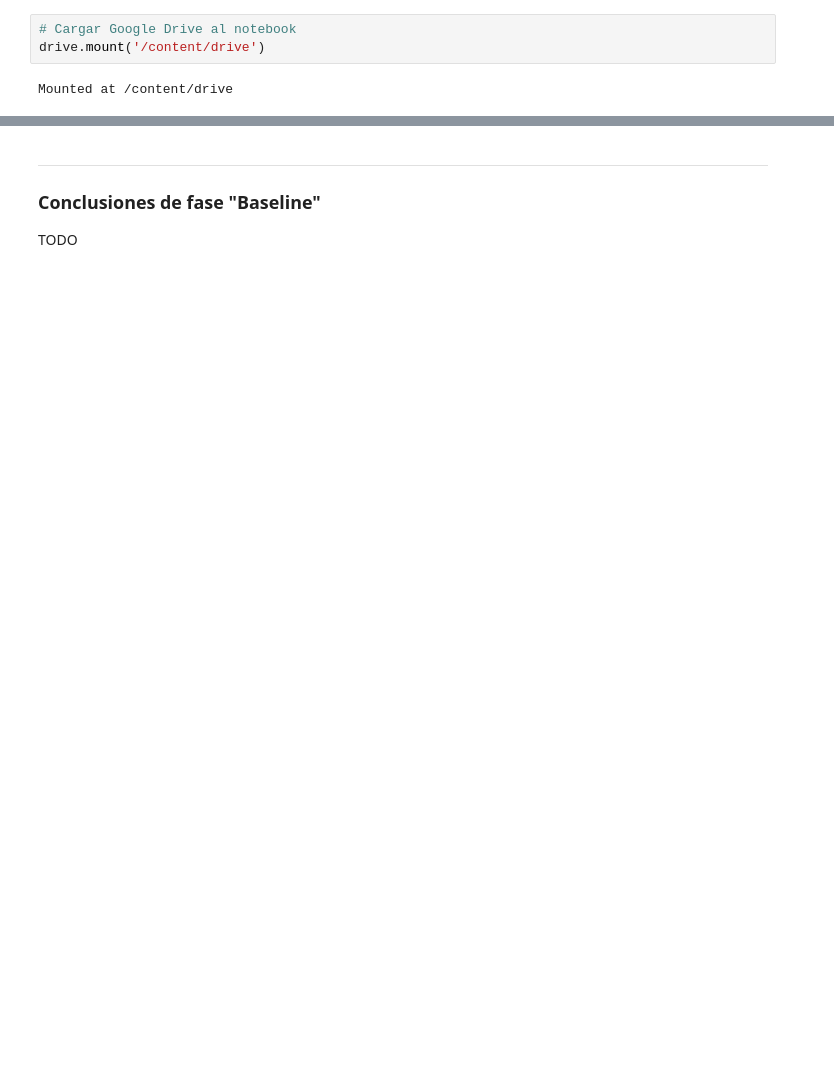
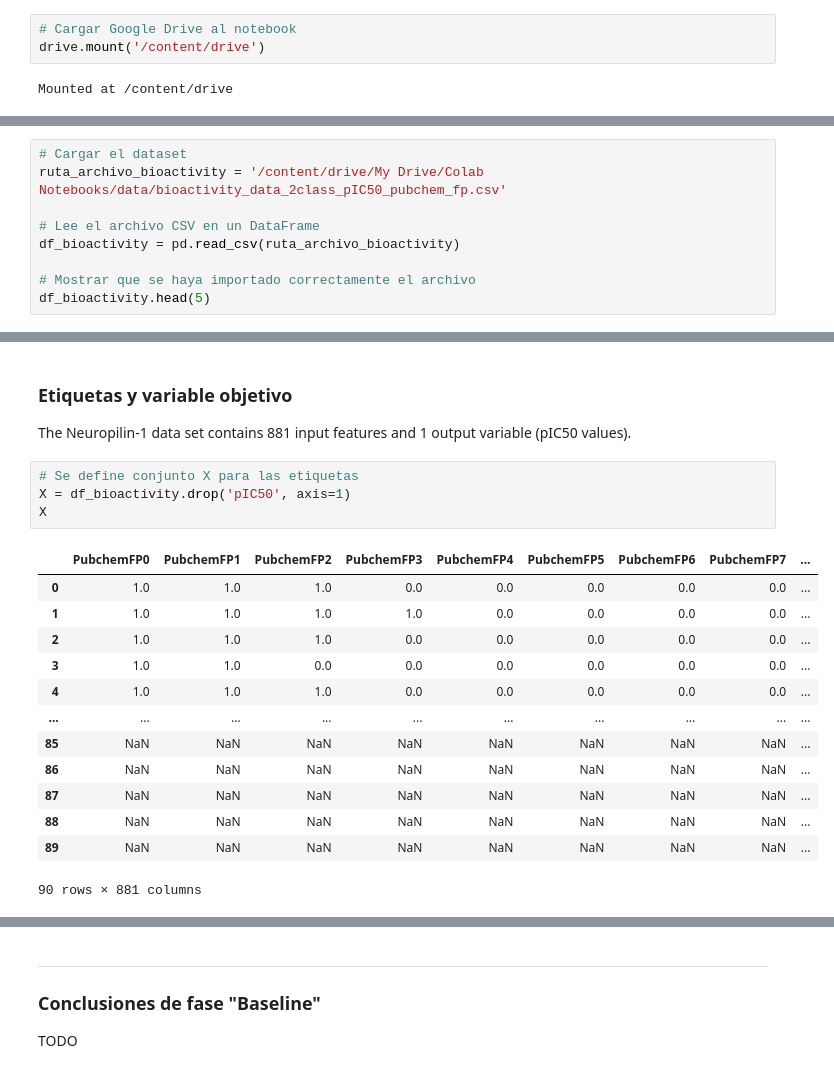
Before and after one commit to rromerov/Proyecto_Integrador, a Jupyter notebook: Avance3/Avance3.12.ipynb, the cells around one changed output, grey strips where cells are left out. Cells and saved outputs as stored; diff of their text form; blank space fills up the shorter version.

Commit message:
Algunas intrucciones para el modelo

```diff
--- a/Avance3/Avance3.12.ipynb
+++ b/Avance3/Avance3.12.ipynb
@@ -880,0 +60,9 @@ mannwhitneyu_NumHAcceptors.csv                results.zip
+# %%
+# Cargar el dataset
+ruta_archivo_bioactivity = '/content/drive/My Drive/Colab Notebooks/data/bioactivity_data_2class_pIC50_pubchem_fp.csv'
+
+# Lee el archivo CSV en un DataFrame
+df_bioactivity = pd.read_csv(ruta_archivo_bioactivity)
+
+# Mostrar que se haya importado correctamente el archivo
+df_bioactivity.head(5)
@@ -880,0 +77,22 @@ mannwhitneyu_NumHAcceptors.csv                results.zip
+# %% [markdown]
+### Etiquetas y variable objetivo
+
+The Neuropilin-1 data set contains 881 input features and 1 output variable (pIC50 values).
+# %%
+# Se define conjunto X para las etiquetas
+X = df_bioactivity.drop('pIC50', axis=1)
+X
+# %% [output]
+|  | PubchemFP0 | PubchemFP1 | PubchemFP2 | PubchemFP3 | PubchemFP4 | PubchemFP5 | PubchemFP6 | PubchemFP7 | ... |
+| 0 | 1.0 | 1.0 | 1.0 | 0.0 | 0.0 | 0.0 | 0.0 | 0.0 | ... |
+| 1 | 1.0 | 1.0 | 1.0 | 1.0 | 0.0 | 0.0 | 0.0 | 0.0 | ... |
+| 2 | 1.0 | 1.0 | 1.0 | 0.0 | 0.0 | 0.0 | 0.0 | 0.0 | ... |
+| 3 | 1.0 | 1.0 | 0.0 | 0.0 | 0.0 | 0.0 | 0.0 | 0.0 | ... |
+| 4 | 1.0 | 1.0 | 1.0 | 0.0 | 0.0 | 0.0 | 0.0 | 0.0 | ... |
+| ... | ... | ... | ... | ... | ... | ... | ... | ... | ... |
+| 85 | NaN | NaN | NaN | NaN | NaN | NaN | NaN | NaN | ... |
+| 86 | NaN | NaN | NaN | NaN | NaN | NaN | NaN | NaN | ... |
+| 87 | NaN | NaN | NaN | NaN | NaN | NaN | NaN | NaN | ... |
+| 88 | NaN | NaN | NaN | NaN | NaN | NaN | NaN | NaN | ... |
+| 89 | NaN | NaN | NaN | NaN | NaN | NaN | NaN | NaN | ... |
+90 rows × 881 columns
```
Also changed, not shown: parts of 85 cells of this notebook.
